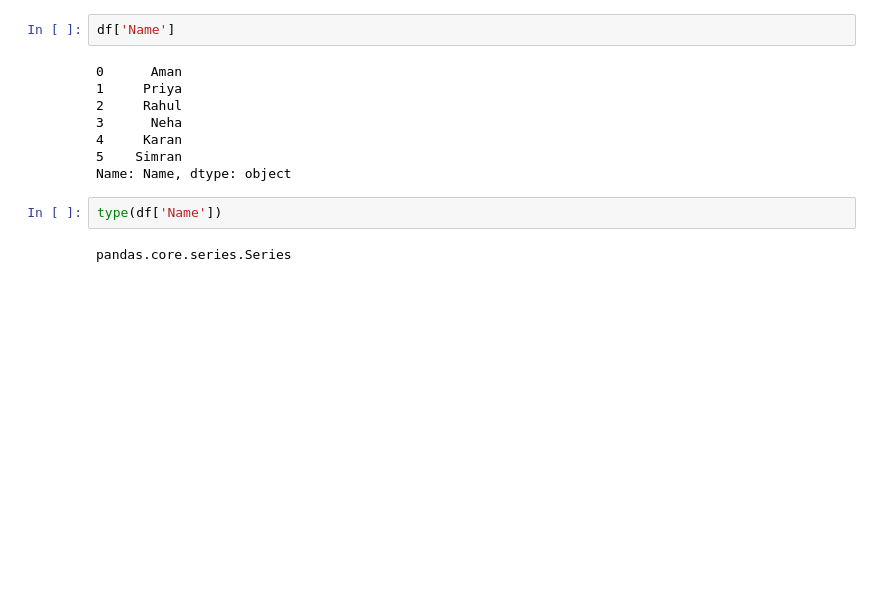
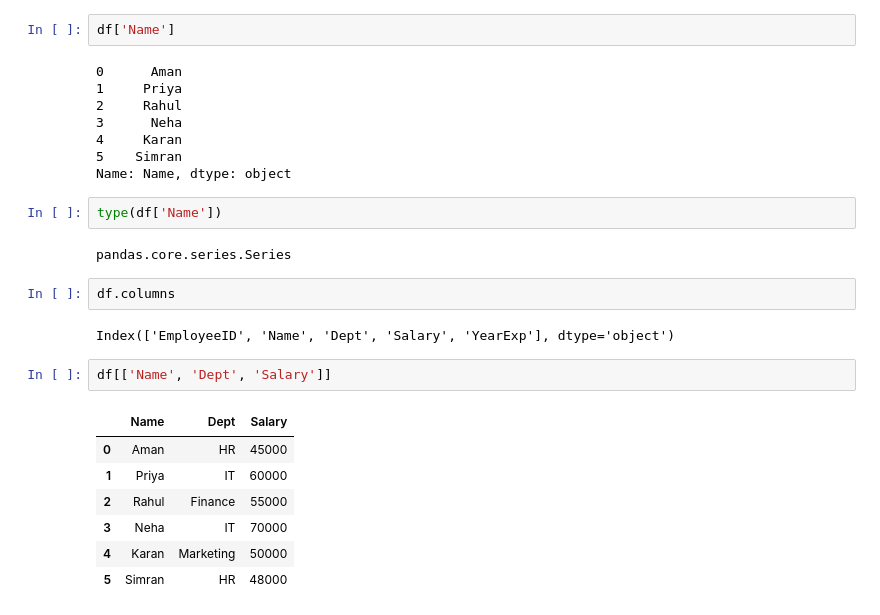
Before and after one commit to Harnoor0718/Data_Analytics, a Jupyter notebook: Summer Training/Pandas.ipynb, the cells around one changed output. Drawn from its saved outputs; the diff is of its cells as text; blank space fills up the shorter version.

```diff
--- a/Summer Training/Pandas.ipynb
+++ b/Summer Training/Pandas.ipynb
@@ -333,3 +333,17 @@ Name: Name, dtype: object
 type(df['Name'])
 # %% [output]
 pandas.core.series.Series
+# %%
+df.columns
+# %% [output]
+Index(['EmployeeID', 'Name', 'Dept', 'Salary', 'YearExp'], dtype='object')
+# %%
+df[['Name', 'Dept', 'Salary']]
+# %% [output]
+|  | Name | Dept | Salary |
+| 0 | Aman | HR | 45000 |
+| 1 | Priya | IT | 60000 |
+| 2 | Rahul | Finance | 55000 |
+| 3 | Neha | IT | 70000 |
+| 4 | Karan | Marketing | 50000 |
+| 5 | Simran | HR | 48000 |
```
Also changed, not shown: parts of 9 cells of this notebook.
